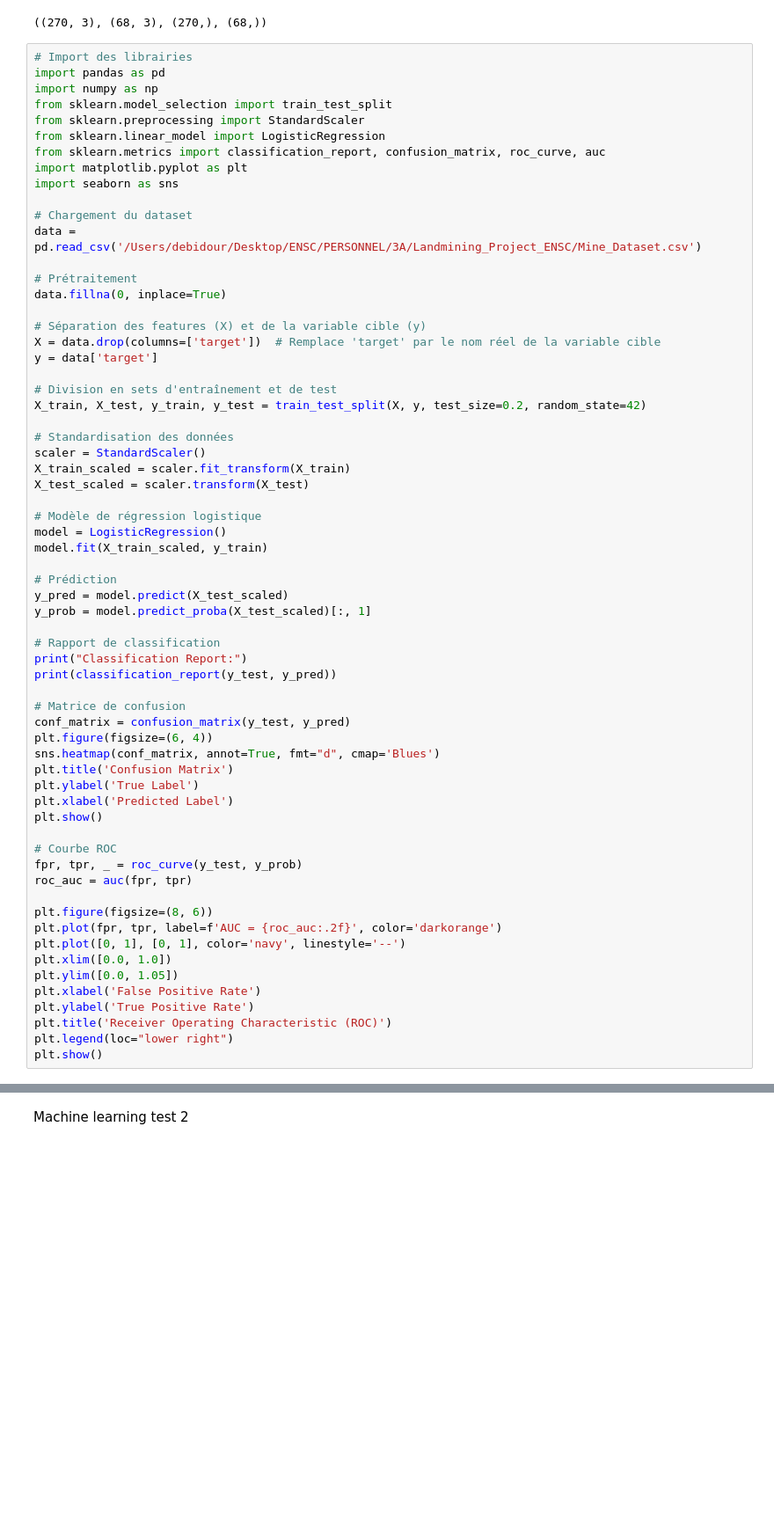
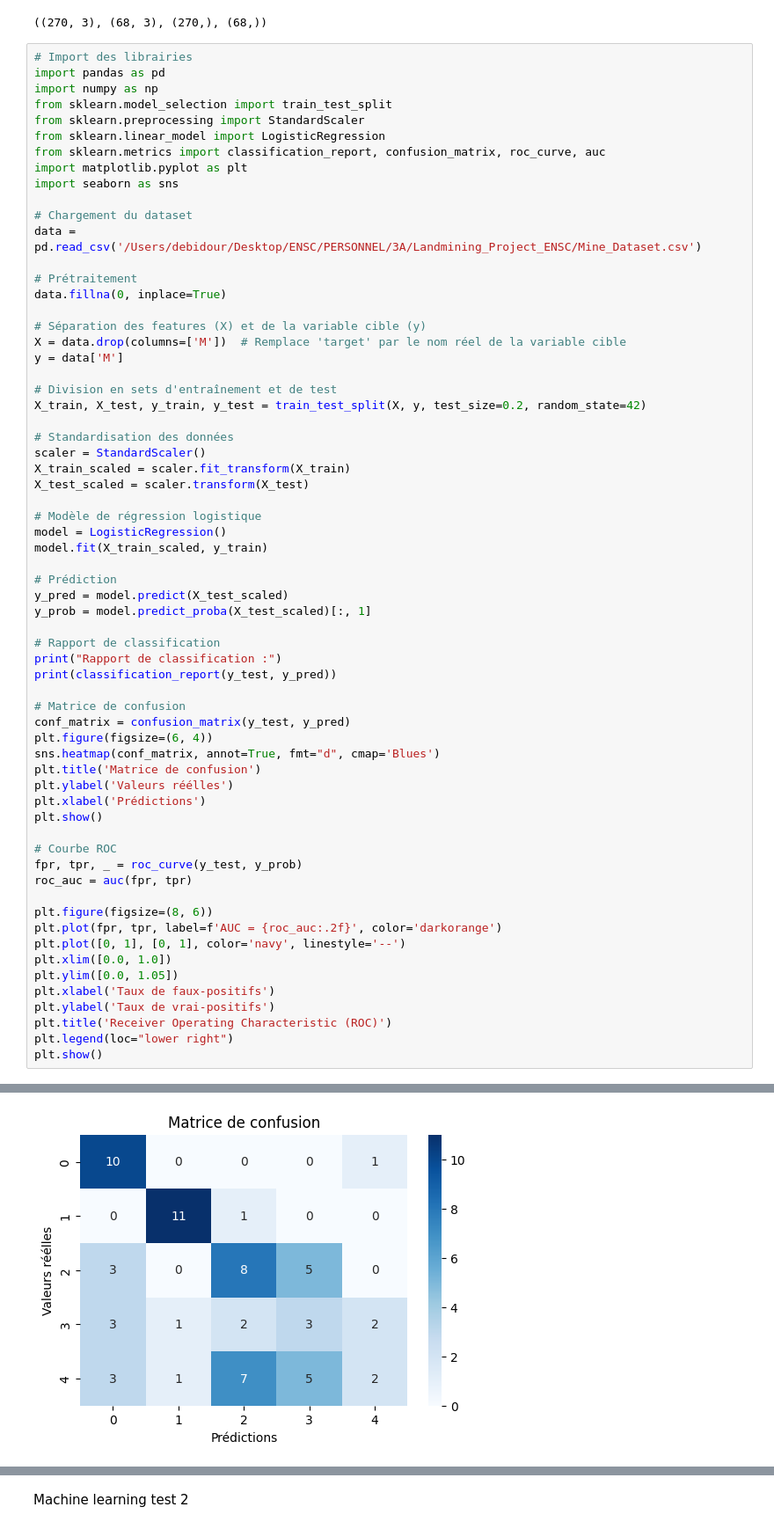
Before and after one commit to juldebidour/Landmining_project_ENSC, a Jupyter notebook: landmining.ipynb, the cells around one changed output, grey strips where cells are left out. Shown: that part at 88% size. Cells and saved outputs as stored; diff of their text form; blank space fills up the shorter version.

```diff
--- a/landmining.ipynb
+++ b/landmining.ipynb
@@ -60,8 +60,8 @@ data = pd.read_csv('/Users/debidour/Desktop/ENSC/PERSONNEL/3A/Landmining_Project
 data.fillna(0, inplace=True)
 
 # Séparation des features (X) et de la variable cible (y)
-X = data.drop(columns=['target'])  # Remplace 'target' par le nom réel de la variable cible
-y = data['target']
+X = data.drop(columns=['M'])  # Remplace 'target' par le nom réel de la variable cible
+y = data['M']
 
 # Division en sets d'entraînement et de test
 X_train, X_test, y_train, y_test = train_test_split(X, y, test_size=0.2, random_state=42)
@@ -80,16 +80,16 @@ y_pred = model.predict(X_test_scaled)
 y_prob = model.predict_proba(X_test_scaled)[:, 1]
 
 # Rapport de classification
-print("Classification Report:")
+print("Rapport de classification :")
 print(classification_report(y_test, y_pred))
 
 # Matrice de confusion
 conf_matrix = confusion_matrix(y_test, y_pred)
 plt.figure(figsize=(6, 4))
 sns.heatmap(conf_matrix, annot=True, fmt="d", cmap='Blues')
-plt.title('Confusion Matrix')
-plt.ylabel('True Label')
-plt.xlabel('Predicted Label')
+plt.title('Matrice de confusion')
+plt.ylabel('Valeurs réélles')
+plt.xlabel('Prédictions')
 plt.show()
 
 # Courbe ROC
@@ -101,8 +101,8 @@ plt.plot(fpr, tpr, label=f'AUC = {roc_auc:.2f}', color='darkorange')
 plt.plot([0, 1], [0, 1], color='navy', linestyle='--')
 plt.xlim([0.0, 1.0])
 plt.ylim([0.0, 1.05])
-plt.xlabel('False Positive Rate')
-plt.ylabel('True Positive Rate')
+plt.xlabel('Taux de faux-positifs')
+plt.ylabel('Taux de vrai-positifs')
 plt.title('Receiver Operating Characteristic (ROC)')
 plt.legend(loc="lower right")
 plt.show()
@@ -110,0 +122 @@ KeyError: "['target'] not found in axis"
+[figure, added]
```
Also changed, not shown: parts of 2 cells of this notebook.
